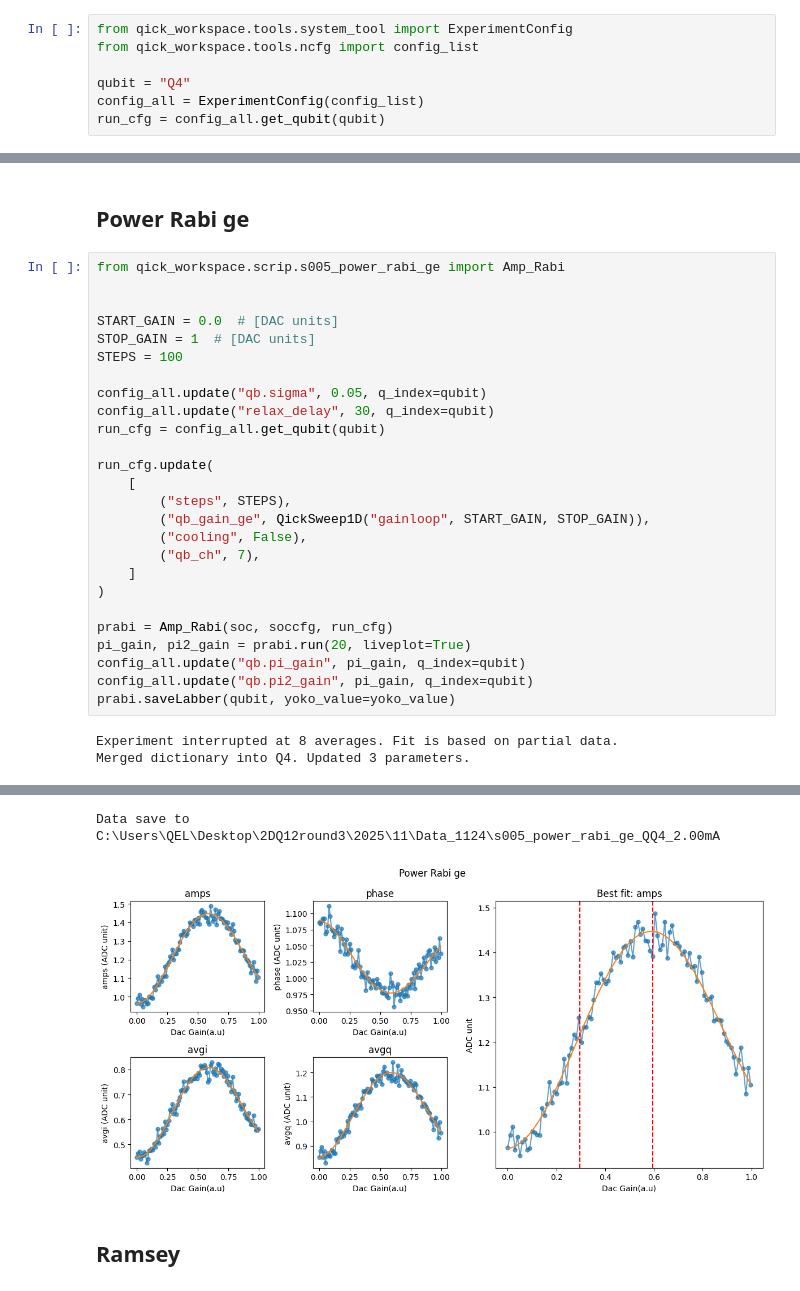
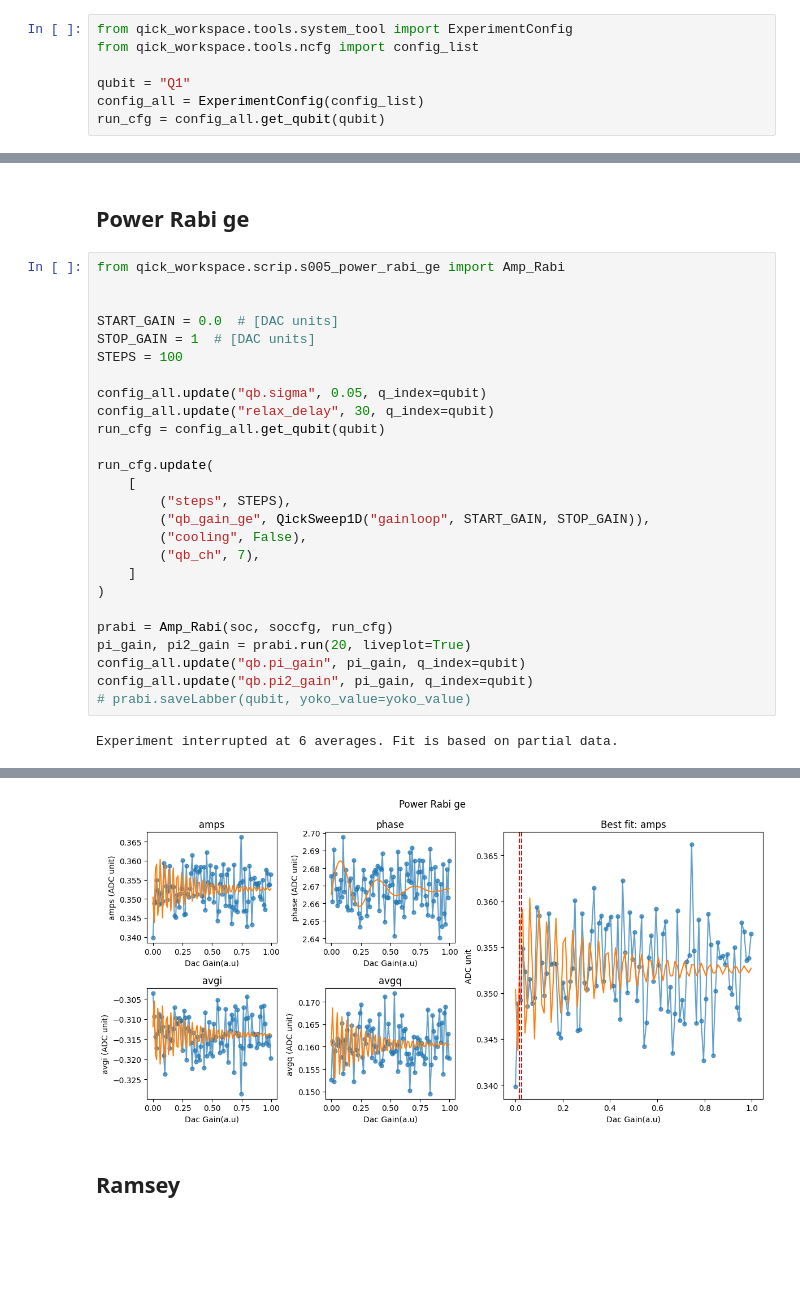
Before and after one commit to JayChien04717/SQD_soc, a Jupyter notebook: single_qubit_calibrate.ipynb, the cells around one changed output, grey strips where cells are left out. Drawn from its saved outputs; the diff is of its cells as text; blank space fills up the shorter version.

```diff
--- a/single_qubit_calibrate.ipynb
+++ b/single_qubit_calibrate.ipynb
@@ -50,7 +50,7 @@ Firmware configuration (built Tue Sep 10 16:13:40 2024):
 from qick_workspace.tools.system_tool import ExperimentConfig
 from qick_workspace.tools.ncfg import config_list
 
-qubit = "Q4"
+qubit = "Q1"
 config_all = ExperimentConfig(config_list)
 run_cfg = config_all.get_qubit(qubit)
 # %% [markdown]
@@ -471,7 +464,6 @@ prabi = Amp_Rabi(soc, soccfg, run_cfg)
 pi_gain, pi2_gain = prabi.run(20, liveplot=True)
 config_all.update("qb.pi_gain", pi_gain, q_index=qubit)
 config_all.update("qb.pi2_gain", pi_gain, q_index=qubit)
-prabi.saveLabber(qubit, yoko_value=yoko_value)
+# prabi.saveLabber(qubit, yoko_value=yoko_value)
 # %% [output]
-Experiment interrupted at 8 averages. Fit is based on partial data.
-Merged dictionary into Q4. Updated 3 parameters.
+Experiment interrupted at 6 averages. Fit is based on partial data.
@@ -479,5 +470,4 @@ Merged dictionary into Q4. Updated 3 parameters.
-Data save to C:\Users\QEL\Desktop\2DQ12round3\2025\11\Data_1124\s005_power_rabi_ge_QQ4_2.00mA
-[figure, old version]
+[figure, new version]
 # %% [markdown]
 ## Ramsey
 # %%
```
Also changed, not shown: parts of 11 cells of this notebook, 4 other files.
